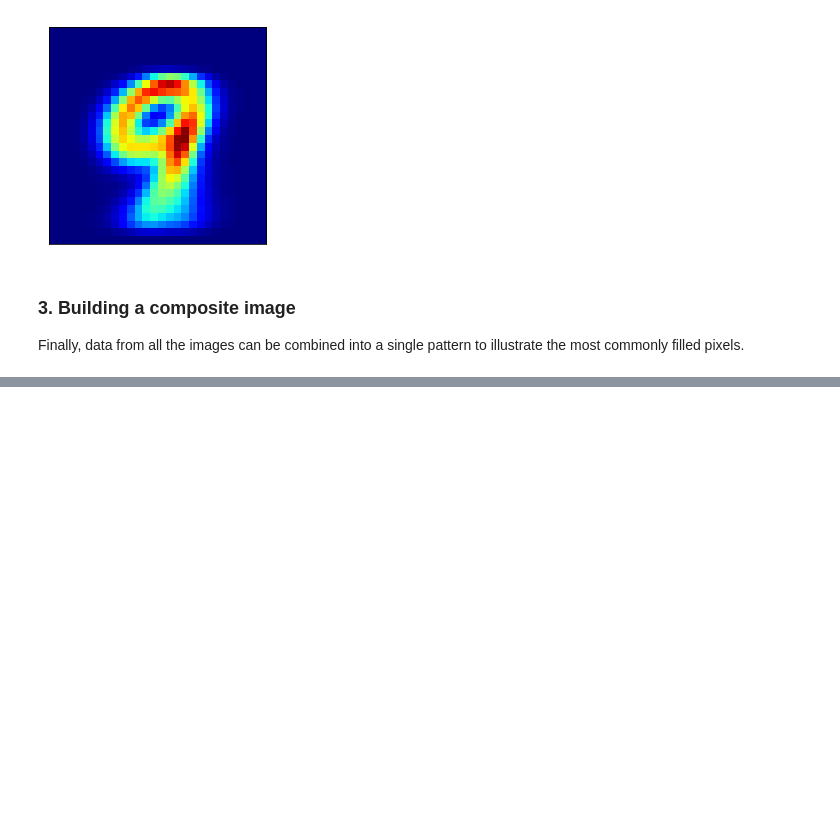
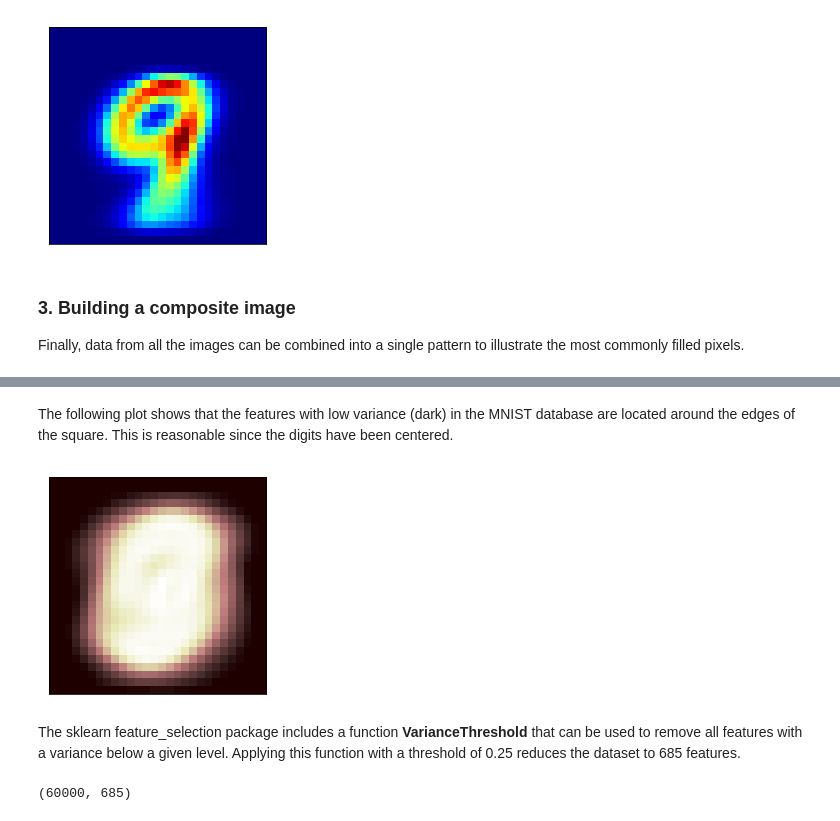
Before and after one commit to peterbekins/Data-Science-Examples, a Jupyter notebook: digits/exploration.ipynb, the cells around one changed output, grey strips where cells are left out. Saved outputs shown, nothing was run; the diff lists cells and outputs as text; code cells hidden in the pictures; blank space fills up the shorter version.

```diff
--- a/digits/exploration.ipynb
+++ b/digits/exploration.ipynb
@@ -149,0 +154,20 @@ plt.show()
+# %% [markdown]
+The following plot shows that the features with low variance (dark) in the MNIST database are located around the edges of the square. This is reasonable since the digits have been centered.
+# %%
+plt.figure(figsize=(4,4))
+composite = x_train.var().values.reshape(28,28)
+plt.imshow(composite, interpolation = "none", cmap = "pink")
+plt.xticks([])
+plt.yticks([])
+plt.show()
+# %% [output]
+[figure, added]
+# %% [markdown]
+The sklearn feature_selection package includes a function **VarianceThreshold** that can be used to remove all features with a variance below a given level. Applying this function with a threshold of 0.25 reduces the dataset to 685 features.
+# %%
+from sklearn.feature_selection import VarianceThreshold
+selector = VarianceThreshold(threshold = 0.25)
+x_train_reduced = selector.fit_transform(x_train)
+x_train_reduced.shape
+# %% [output]
+(60000, 685)
```
Also changed, not shown: parts of 2 cells of this notebook, 1 other file.
